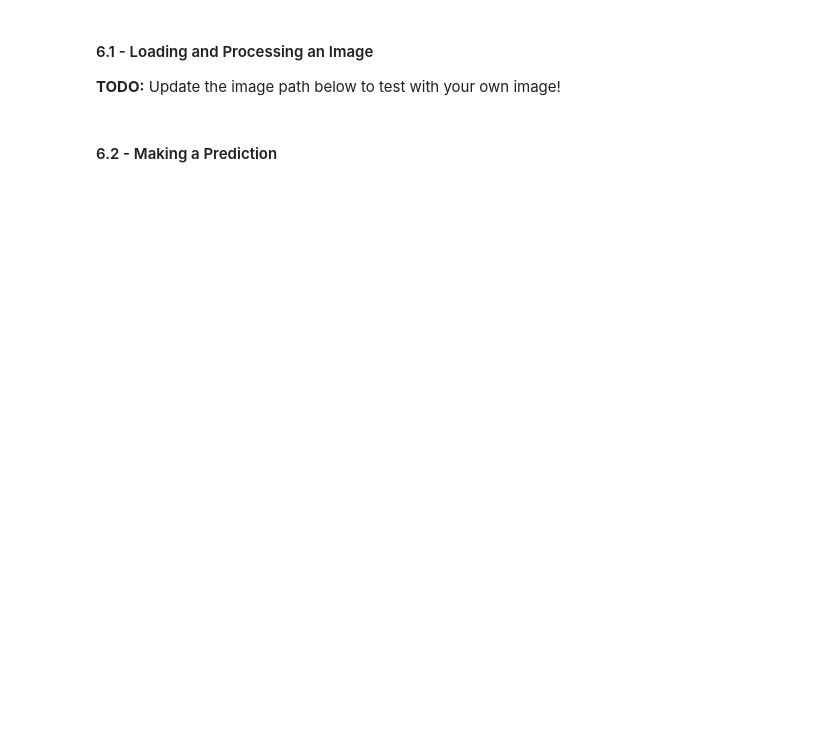
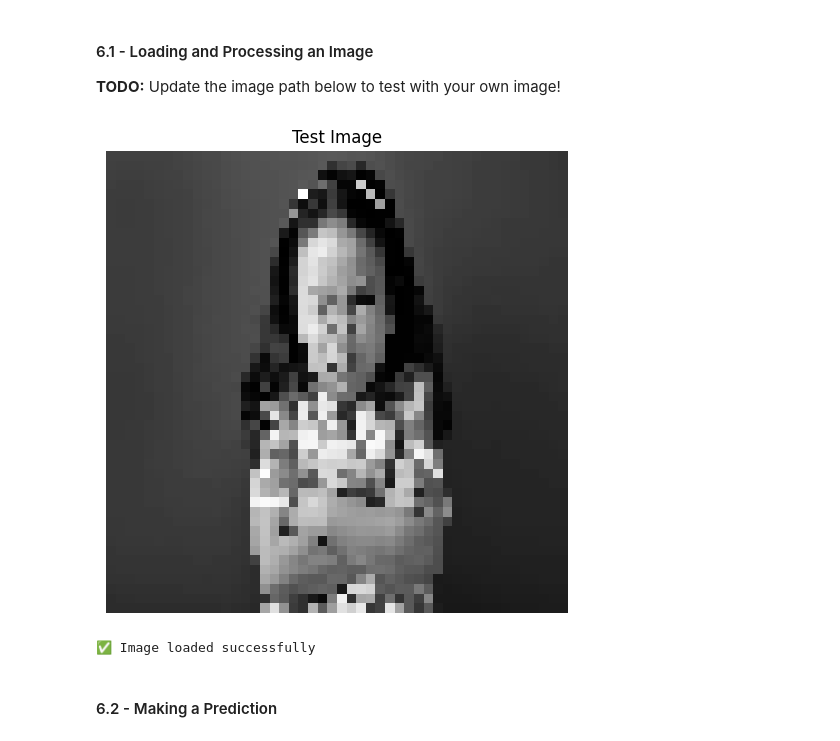
Before and after one commit to mangosmeyaa/unit-3-ai, a Jupyter notebook: 03-machine-learning/emotion-detector-lab.ipynb, the cells around one changed output. Saved outputs shown, nothing was run; the diff lists cells and outputs as text; code cells hidden in the pictures; blank space fills up the shorter version.

```diff
--- a/03-machine-learning/emotion-detector-lab.ipynb
+++ b/03-machine-learning/emotion-detector-lab.ipynb
@@ -589,19 +618,23 @@ for key, value in label_dict.items():
 **TODO:** Update the image path below to test with your own image!
 # %%
 # TODO: Change this to your image path
-image_path = "path/to/your/image.jpg"
-
+image_path = "/Users/meyasstuff3/unit-3-ai-1/03-machine-learning/angry.avif"
+## image_path = "/Users/meyasstuff3/unit-3-ai-1/03-machine-learning/happy.avif"
+##image_path ="/Users/meyasstuff3/unit-3-ai-1/03-machine-learning/sad.jpg"
 # Load and preprocess the image
 img = image.load_img(image_path, color_mode="grayscale", target_size=(img_size, img_size))
 
 # Display the original image
 plt.figure(figsize=(6, 6))
 plt.imshow(img, cmap='gray')
 plt.title("Test Image")
 plt.axis('off')
 plt.show()
 
 print("✅ Image loaded successfully")
+# %% [output]
+[figure, added]
+✅ Image loaded successfully
 # %% [markdown]
 #### 6.2 - Making a Prediction
 # %%
```
Also changed, not shown: parts of 22 cells of this notebook, 4 other files.
